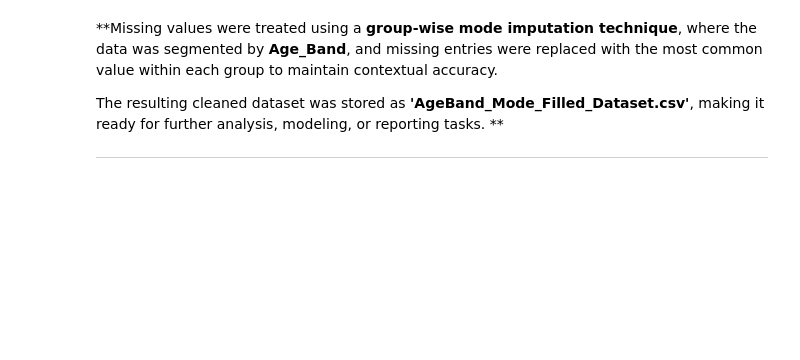
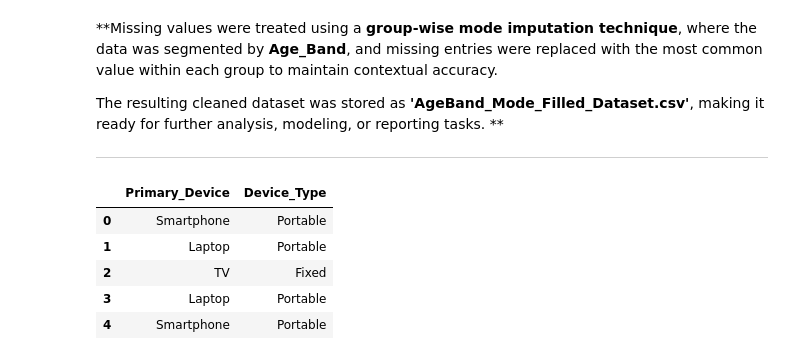
Before and after one commit to springboardmentor2468a-lab/Projects, a Jupyter notebook: WEEK1_&_WEEK2.ipynb, the cells around one changed output. Drawn from its saved outputs; the diff is of its cells as text; code cells hidden in the pictures; blank space fills up the shorter version.

```diff
--- a/WEEK1_&_WEEK2.ipynb
+++ b/WEEK1_&_WEEK2.ipynb
@@ -180,3 +201,22 @@ The resulting cleaned dataset was stored as **'AgeBand\_Mode\_Filled\_Dataset.cs
 **
 
 ---
+# %%
+# Device type: Fixed or Portable
+def device_type(device):
+    if device in ["Smartphone", "Tablet", "Laptop"]:
+        return "Portable"
+    elif device == "TV":
+        return "Fixed"
+    else:
+        return "Other"
+
+data['Device_Type'] = data['Primary_Device'].apply(device_type)
+data[['Primary_Device', 'Device_Type']].head(5)
+# %% [output]
+|  | Primary_Device | Device_Type |
+| 0 | Smartphone | Portable |
+| 1 | Laptop | Portable |
+| 2 | TV | Fixed |
+| 3 | Laptop | Portable |
+| 4 | Smartphone | Portable |
```
Also changed, not shown: parts of 5 cells of this notebook.
